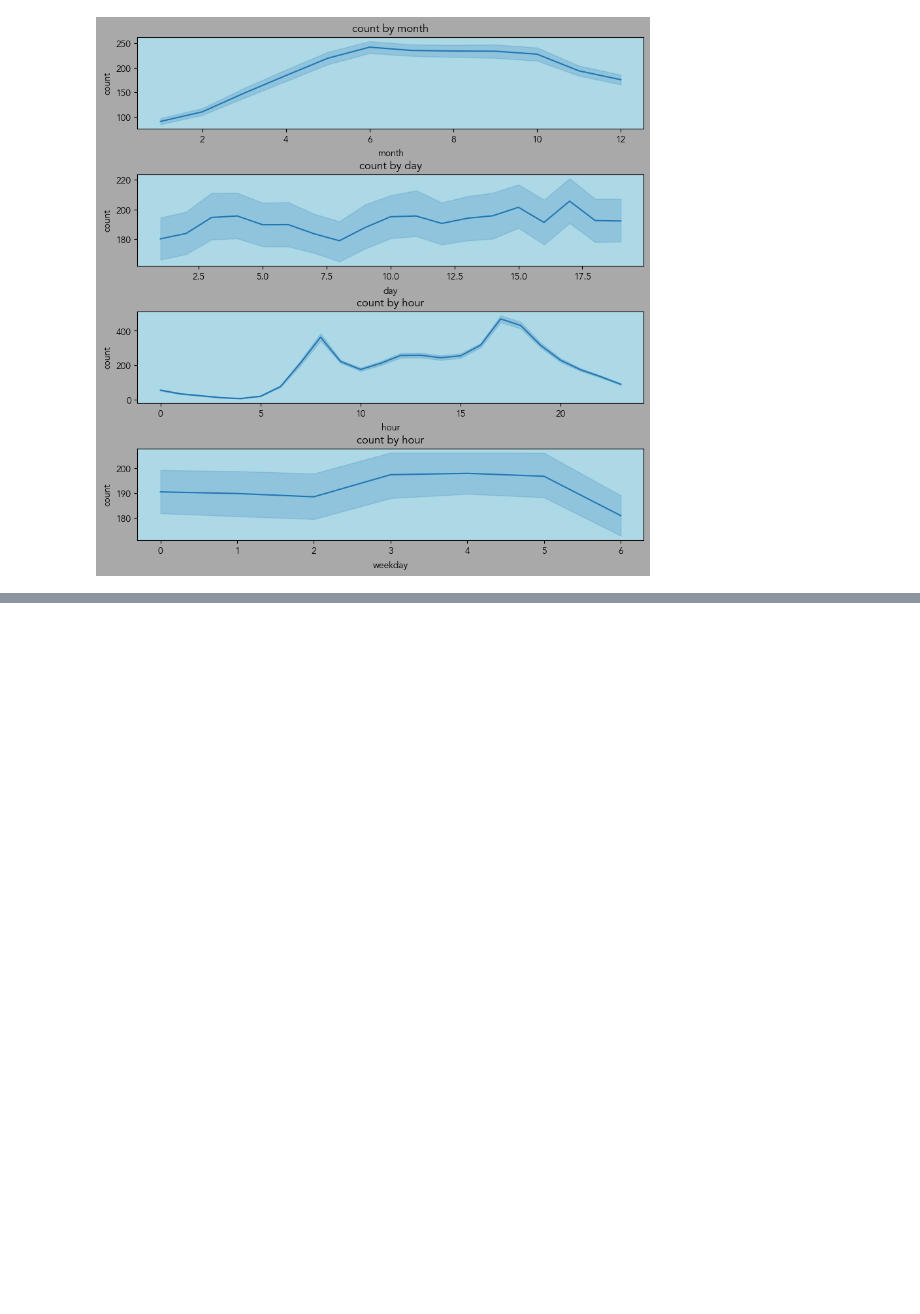
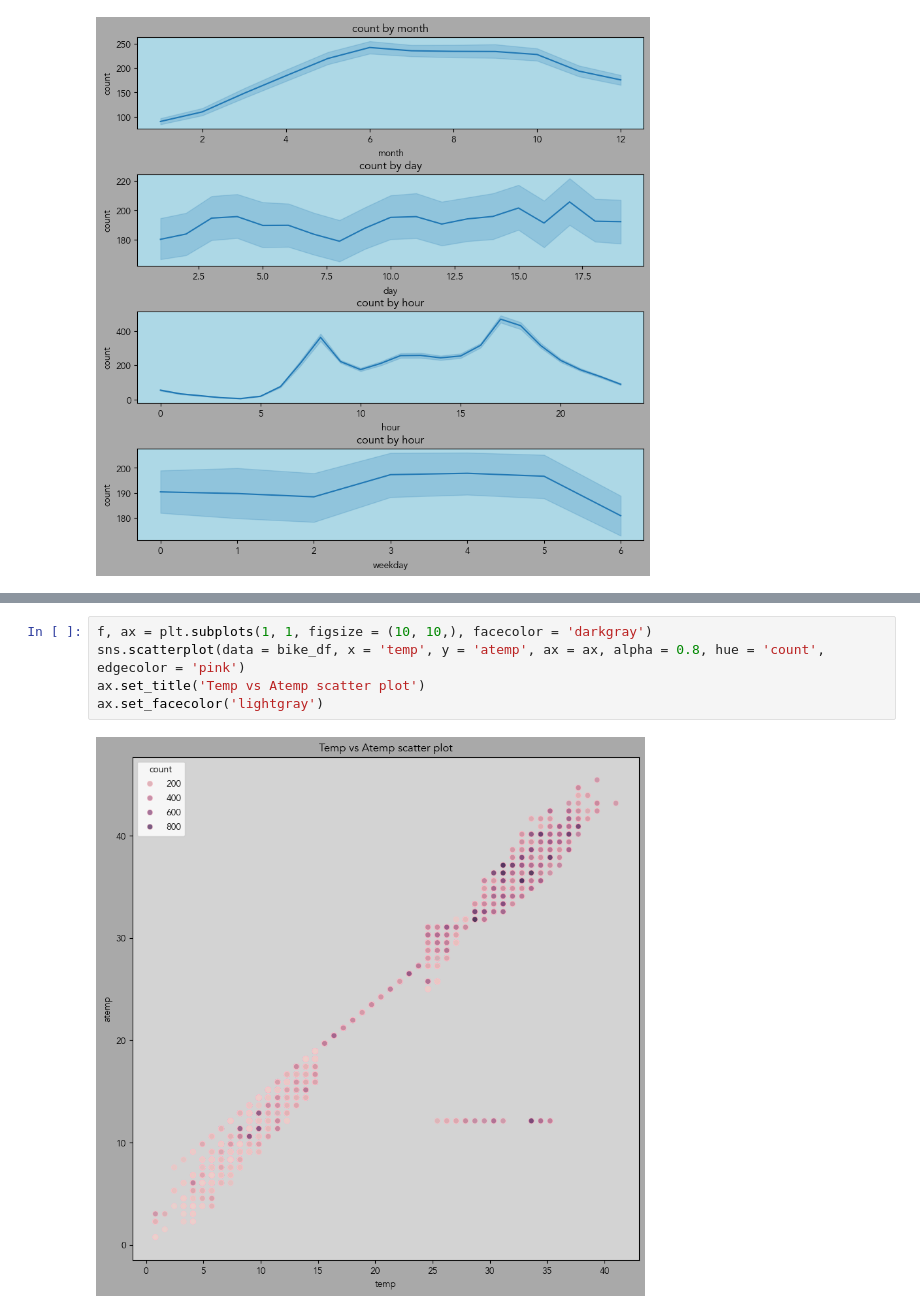
Before and after one commit to gyjong/workplace, a Jupyter notebook: Portfolio/bike_sharing_demand.ipynb, the cells around one changed output, grey strips where cells are left out. Drawn from its saved outputs; the diff is of its cells as text; blank space fills up the shorter version.

```diff
--- a/Portfolio/bike_sharing_demand.ipynb
+++ b/Portfolio/bike_sharing_demand.ipynb
@@ -156,0 +210,7 @@ plt.subplots_adjust(wspace=0.2, hspace=0.5)
+# %%
+f, ax = plt.subplots(1, 1, figsize = (10, 10,), facecolor = 'darkgray')
+sns.scatterplot(data = bike_df, x = 'temp', y = 'atemp', ax = ax, alpha = 0.8, hue = 'count', edgecolor = 'pink')
+ax.set_title('Temp vs Atemp scatter plot')
+ax.set_facecolor('lightgray')
+# %% [output]
+[figure, added]
```
Also changed, not shown: parts of 9 cells of this notebook.
